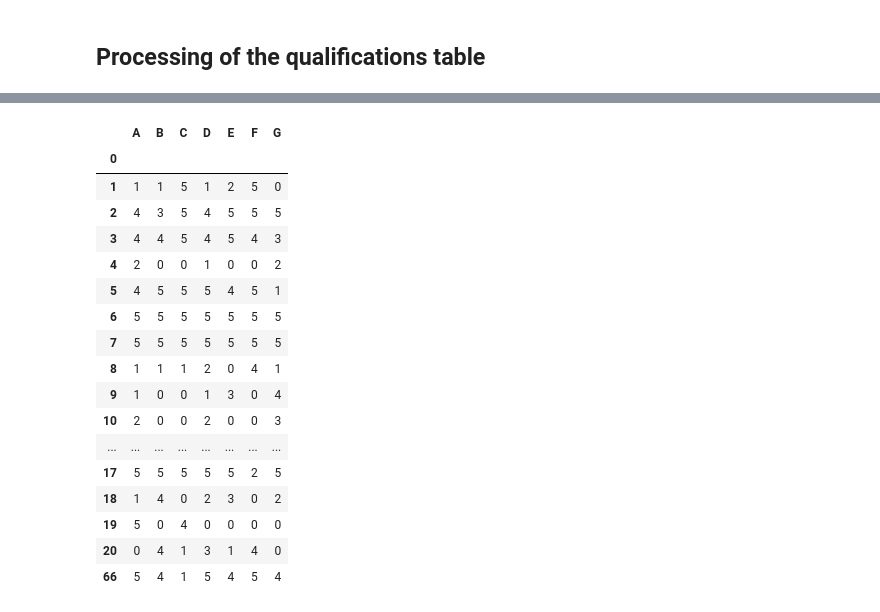
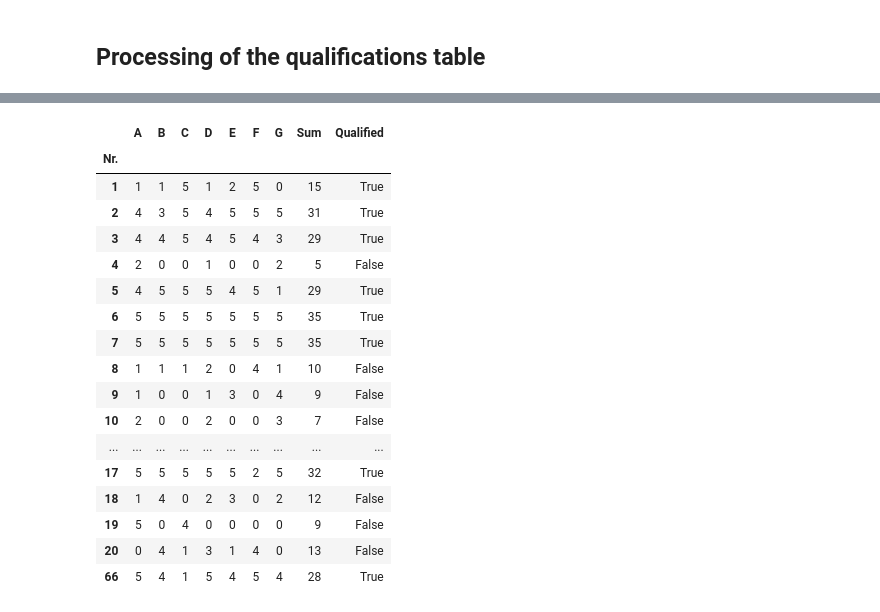
Before and after one commit to FabriceBeaumont/Adjudicator-Ranking-Crawler, a Jupyter notebook: 0_data_loader.ipynb, the cells around one changed output, grey strips where cells are left out. Cells and saved outputs as stored; diff of their text form; code cells hidden in the pictures.

```diff
--- a/0_data_loader.ipynb
+++ b/0_data_loader.ipynb
@@ -544,5 +578,0 @@ Extract how may marks each adjudicator gave each couple and compute a conformity
-# %%
-row_id_marks: int = 0
-row_id_sums: int  = 2
-row_id_quali: int = 1
-row_id_round_offset: int = 3
@@ -553,24 +579,51 @@ round_nr = 0
-# %%
-# Split the values and map them to new columns. These correspond to the marks of the adjudicaotrs in order.
-df_round_marks = df_qualifications.iloc[row_id_marks + round_nr * row_id_round_offset, 1:].str.split(' ', expand=True)
-df_round_marks.columns = adjudicator_ids
-df_round_marks
-# %% [output]
-|  | A | B | C | D | E | F | G |
-| 0 |  |  |  |  |  |  |  |
-| 1 | 1 | 1 | 5 | 1 | 2 | 5 | 0 |
-| 2 | 4 | 3 | 5 | 4 | 5 | 5 | 5 |
-| 3 | 4 | 4 | 5 | 4 | 5 | 4 | 3 |
-| 4 | 2 | 0 | 0 | 1 | 0 | 0 | 2 |
-| 5 | 4 | 5 | 5 | 5 | 4 | 5 | 1 |
-| 6 | 5 | 5 | 5 | 5 | 5 | 5 | 5 |
-| 7 | 5 | 5 | 5 | 5 | 5 | 5 | 5 |
-| 8 | 1 | 1 | 1 | 2 | 0 | 4 | 1 |
-| 9 | 1 | 0 | 0 | 1 | 3 | 0 | 4 |
-| 10 | 2 | 0 | 0 | 2 | 0 | 0 | 3 |
-| ... | ... | ... | ... | ... | ... | ... | ... |
-| 17 | 5 | 5 | 5 | 5 | 5 | 2 | 5 |
-| 18 | 1 | 4 | 0 | 2 | 3 | 0 | 2 |
-| 19 | 5 | 0 | 4 | 0 | 0 | 0 | 0 |
-| 20 | 0 | 4 | 1 | 3 | 1 | 4 | 0 |
-| 66 | 5 | 4 | 1 | 5 | 4 | 5 | 4 |
+# %%
+# The raw data has been parsed from the qualifications table.
+# Now store the tables for the individual rounds in a table each.
+df_dict[data_dfs.qualifications] = []
+
+for r in range(nr_rounds):
+    # Split the values and map them to new columns. These correspond to the marks of the adjudicaotrs in order.
+    round_marks = df_qualifications.iloc[row_id_marks + r * row_id_round_offset, 1:]
+    round_marks.replace(float('Nan'), str('- ' * nr_adjudicators)[:-1], inplace=True)
+    df_round_marks = round_marks.str.split(' ', expand=True)
+    df_round_marks.columns = adjudicator_ids
+    df_round_marks[C.NR] = list(df_qualifications.columns)[1:]
+    df_round_marks.set_index(C.NR drop=True, inplace=True)
+    df_round_marks.index.name = C.NR
+    # df_round_marks.drop(columns=[C.NR.value])
+
+    # Etract the sums.
+    sums = df_qualifications.iloc[row_id_sums + r * row_id_round_offset, 1:]
+    sums.replace(float('NaN'), -1, inplace=True)
+    df_round_marks[C.SUM] = sums
+
+    # Extract the qualification indications, and replace the values by binary ones.
+    quali = df_qualifications.iloc[row_id_quali + r * row_id_round_offset, 1:]
+    quali.replace(float('NaN'), False, inplace=True)
+    quali.replace('X', True, inplace=True)
+    # Add the sums as column to the DataFrame.
+    df_round_marks[C.QUALI] = quali
+
+    df_dict[data_dfs.qualifications].append(df_round_marks)
+    df_round_marks.to_csv(Path(competition_dir, c.filenames.quali_roundx.value.format(r)))
+# %%
+df_dict[data_dfs.qualifications][0]
+# %% [output]
+|  | A | B | C | D | E | F | G | Sum | Qualified |
+| Nr. |  |  |  |  |  |  |  |  |  |
+| 1 | 1 | 1 | 5 | 1 | 2 | 5 | 0 | 15 | True |
+| 2 | 4 | 3 | 5 | 4 | 5 | 5 | 5 | 31 | True |
+| 3 | 4 | 4 | 5 | 4 | 5 | 4 | 3 | 29 | True |
+| 4 | 2 | 0 | 0 | 1 | 0 | 0 | 2 | 5 | False |
+| 5 | 4 | 5 | 5 | 5 | 4 | 5 | 1 | 29 | True |
+| 6 | 5 | 5 | 5 | 5 | 5 | 5 | 5 | 35 | True |
+| 7 | 5 | 5 | 5 | 5 | 5 | 5 | 5 | 35 | True |
+| 8 | 1 | 1 | 1 | 2 | 0 | 4 | 1 | 10 | False |
+| 9 | 1 | 0 | 0 | 1 | 3 | 0 | 4 | 9 | False |
+| 10 | 2 | 0 | 0 | 2 | 0 | 0 | 3 | 7 | False |
+| ... | ... | ... | ... | ... | ... | ... | ... | ... | ... |
+| 17 | 5 | 5 | 5 | 5 | 5 | 2 | 5 | 32 | True |
+| 18 | 1 | 4 | 0 | 2 | 3 | 0 | 2 | 12 | False |
+| 19 | 5 | 0 | 4 | 0 | 0 | 0 | 0 | 9 | False |
+| 20 | 0 | 4 | 1 | 3 | 1 | 4 | 0 | 13 | False |
+| 66 | 5 | 4 | 1 | 5 | 4 | 5 | 4 | 28 | True |
```
Also changed, not shown: parts of 28 cells of this notebook, 10 other files.
